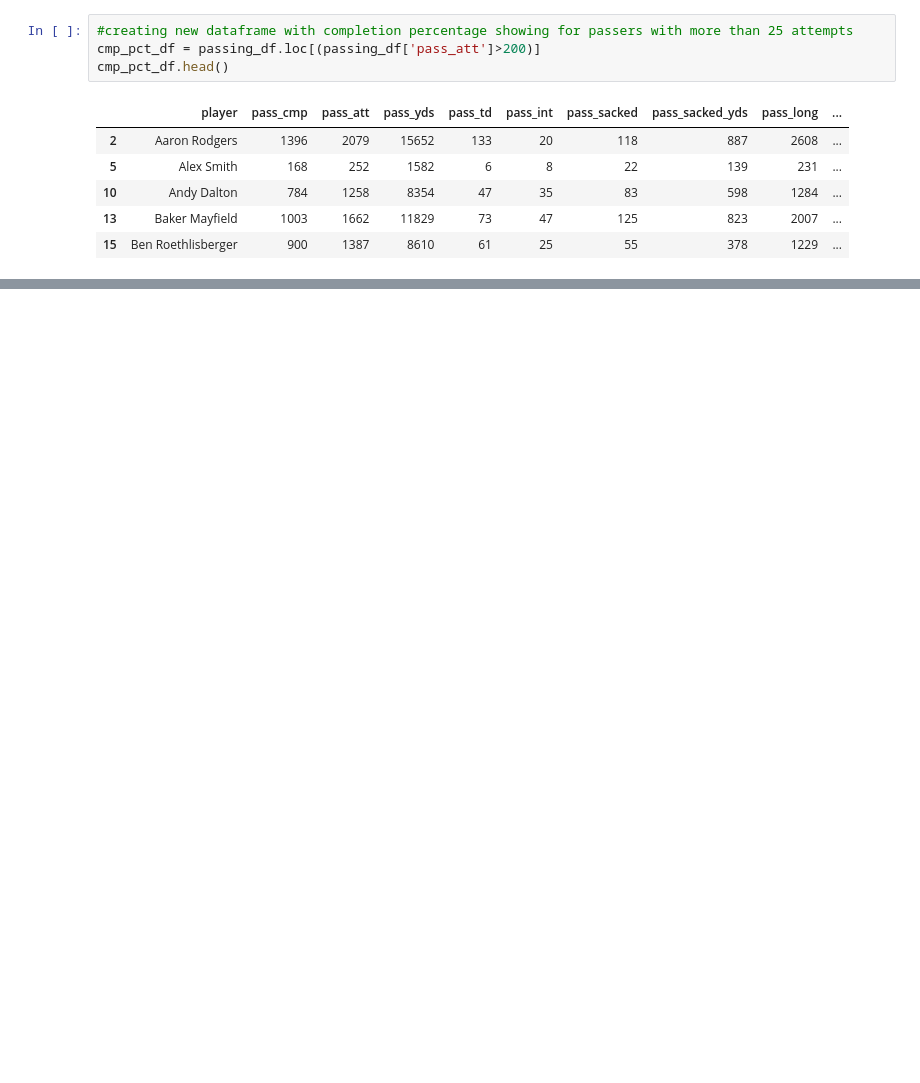
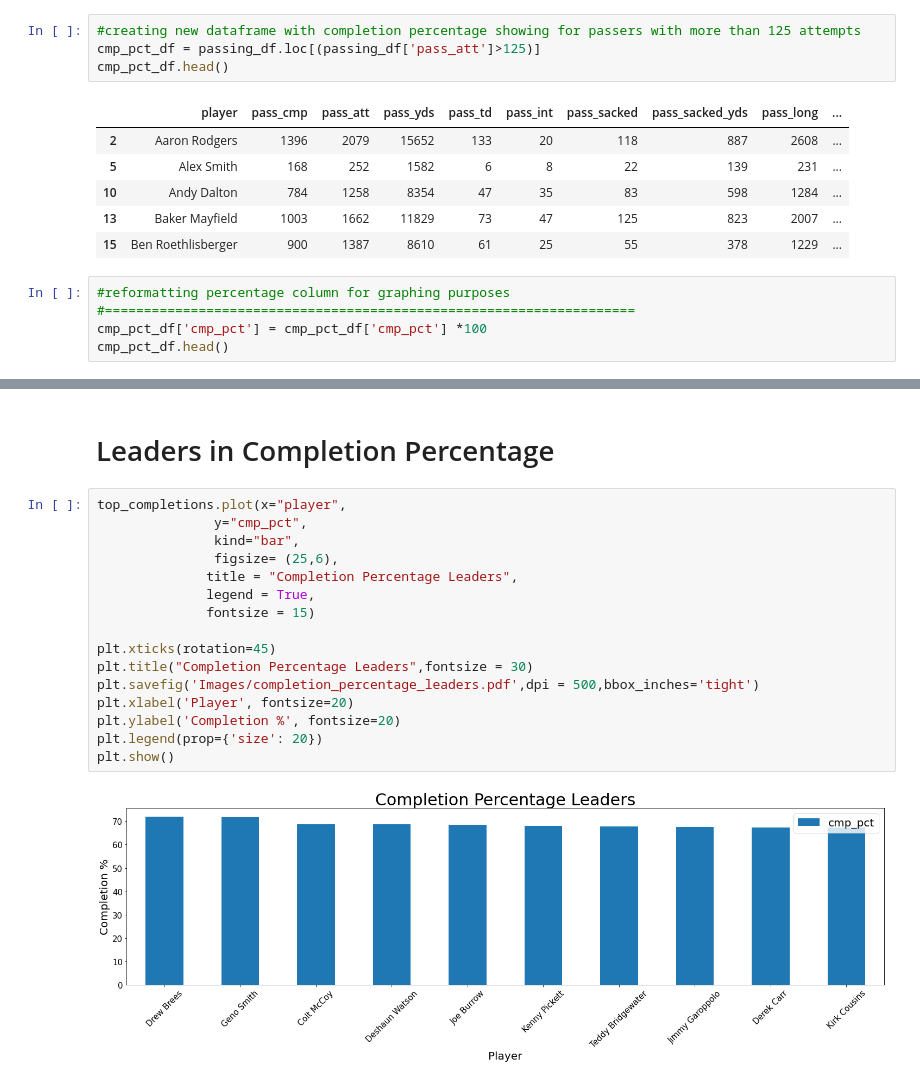
Before and after one commit to marcpalumbo/NFL_Data, a Jupyter notebook: Passing Data Visualizations.ipynb, the cells around one changed output, grey strips where cells are left out. Saved outputs shown, nothing was run; the diff lists cells and outputs as text; blank space fills up the shorter version.

```diff
--- a/Passing Data Visualizations.ipynb
+++ b/Passing Data Visualizations.ipynb
@@ -75,8 +144,8 @@ passing_df.head()
 | 3 | Albert Wilson | 1 | 3 | 20 | 0 | 0 | 0 | 0 | 20 | ... |
 | 4 | Alex Erickson | 1 | 2 | 26 | 0 | 0 | 0 | 0 | 26 | ... |
 # %%
-#creating new dataframe with completion percentage showing for passers with more than 25 attempts
-cmp_pct_df = passing_df.loc[(passing_df['pass_att']>200)]
+#creating new dataframe with completion percentage showing for passers with more than 125 attempts
+cmp_pct_df = passing_df.loc[(passing_df['pass_att']>125)]
 cmp_pct_df.head()
 # %% [output]
 |  | player | pass_cmp | pass_att | pass_yds | pass_td | pass_int | pass_sacked | pass_sacked_yds | pass_long | ... |
@@ -85,3 +154,8 @@ cmp_pct_df.head()
 | 10 | Andy Dalton | 784 | 1258 | 8354 | 47 | 35 | 83 | 598 | 1284 | ... |
 | 13 | Baker Mayfield | 1003 | 1662 | 11829 | 73 | 47 | 125 | 823 | 2007 | ... |
 | 15 | Ben Roethlisberger | 900 | 1387 | 8610 | 61 | 25 | 55 | 378 | 1229 | ... |
+# %%
+#reformatting percentage column for graphing purposes
+#====================================================================
+cmp_pct_df['cmp_pct'] = cmp_pct_df['cmp_pct'] *100
+cmp_pct_df.head()
@@ -120,0 +234,20 @@ plt.show()
+# %% [markdown]
+# Leaders in Completion Percentage
+# %%
+top_completions.plot(x="player",
+               y="cmp_pct",
+               kind="bar",
+               figsize= (25,6),
+              title = "Completion Percentage Leaders",
+              legend = True,
+              fontsize = 15)
+
+plt.xticks(rotation=45)
+plt.title("Completion Percentage Leaders",fontsize = 30)
+plt.savefig('Images/completion_percentage_leaders.pdf',dpi = 500,bbox_inches='tight')
+plt.xlabel('Player', fontsize=20)
+plt.ylabel('Completion %', fontsize=20)
+plt.legend(prop={'size': 20})
+plt.show()
+# %% [output]
+[figure, added]
```
Also changed, not shown: parts of 16 cells of this notebook, 4 other files.
